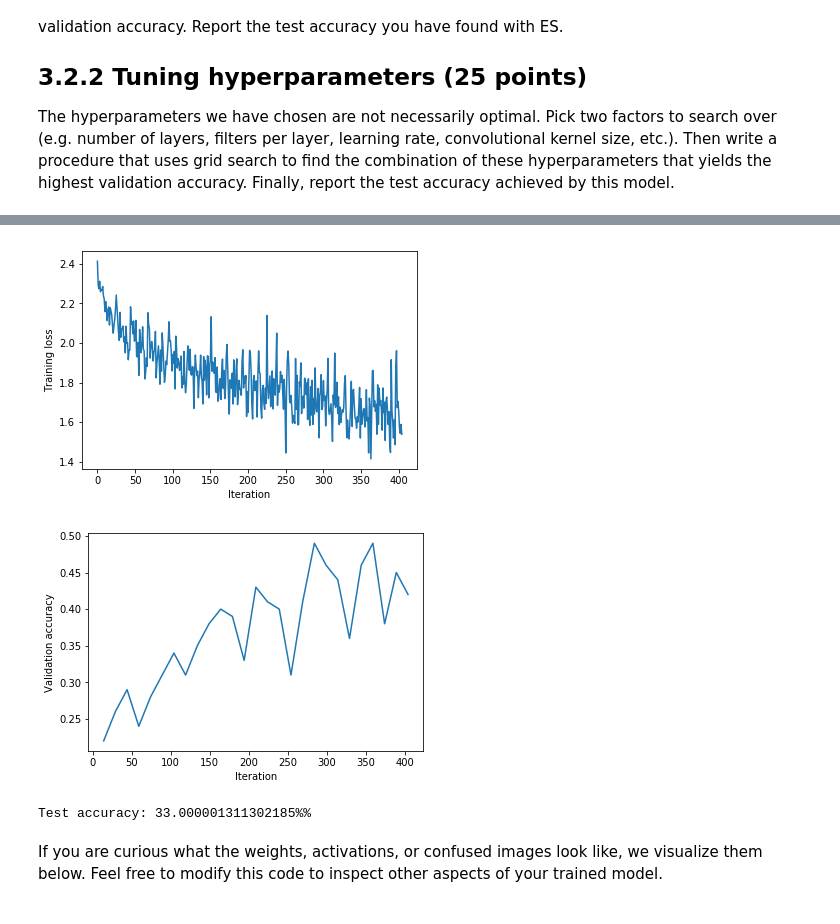
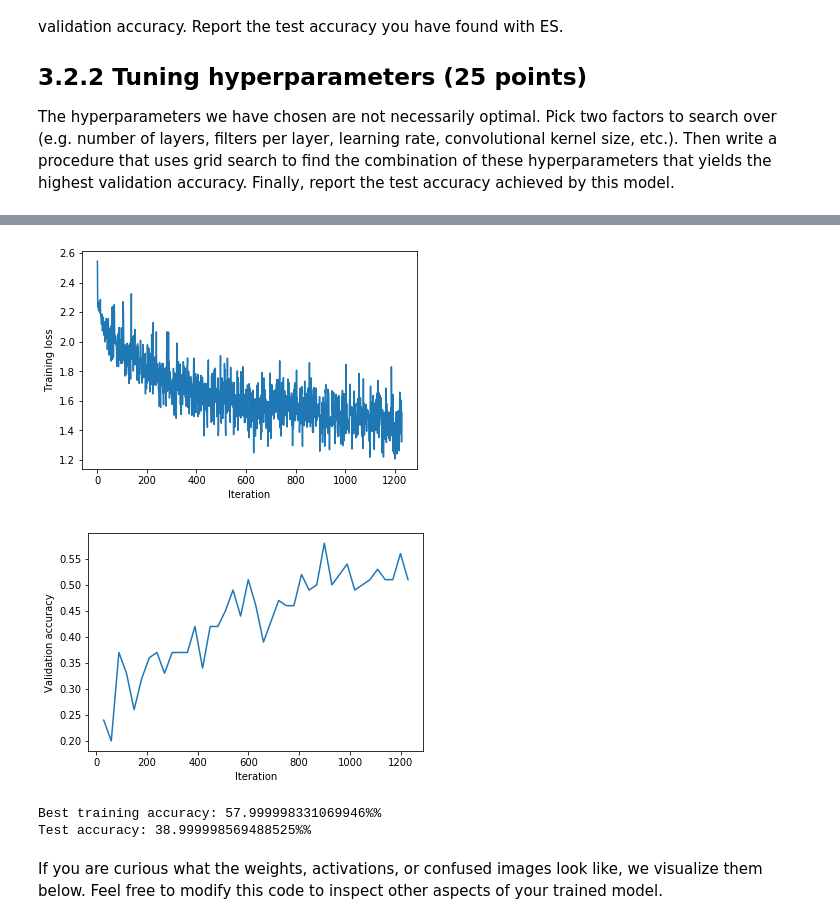
Before and after one commit to trwxd8/GradSchool576, a Jupyter notebook: Project3/Assignment3.ipynb, the cells around one changed output, grey strips where cells are left out. Cells and saved outputs as stored; diff of their text form; code cells hidden in the pictures.

Commit message:
Better ES + layer function

```diff
--- a/Project3/Assignment3.ipynb
+++ b/Project3/Assignment3.ipynb
@@ -689,6 +689,19 @@ We have specified a very simple convolutional neural network to classify images
 
 The hyperparameters we have chosen are not necessarily optimal.  Pick two factors to search over (e.g. number of layers, filters per layer, learning rate, convolutional kernel size, etc.).  Then write a procedure that uses grid search to find the combination of these hyperparameters that yields the highest validation accuracy.  Finally, report the test accuracy achieved by this model.
 # %%
+def layer_cnn(image, layer_cnt, filter_cnt, kernel_cnt):
+  #Validate there is at least one layer to generate
+  if(layer_cnt < 1):
+    print("Invalid layer count")
+
+  #Initialize first layer based off image
+  curr_cnn_layer = tf.layers.conv2d(image, filter_cnt, kernel_cnt, strides=(2,2), activation=tf.nn.relu)
+
+  #Loop through and create subsequent layers based off the previous one
+  for i in range (1, layer_cnt):
+    curr_cnn_layer = tf.layers.conv2d(curr_cnn_layer, filter_cnt, kernel_cnt, activation=tf.nn.relu)
+  return tf.reduce_sum(tf.reduce_sum(curr_cnn_layer, axis=1), axis=1)
+
 sess = tf.Session()
 with sess.as_default():
   tf.train.start_queue_runners()
@@ -699,10 +712,11 @@ with sess.as_default():
   x = tf.placeholder(tf.float32, [None, im_width, im_width, 3])
 
   # Define a convolutional neural network (CNN)
-  cnnL1 = tf.layers.conv2d(x, 16, 5, strides=(2,2), activation=tf.nn.relu)
-  cnnL2 = tf.layers.conv2d(cnnL1, 16, 5, activation=tf.nn.relu)
-  cnnL3 = tf.layers.conv2d(cnnL2, 32, 5, activation=tf.nn.relu)
-  cnn = tf.reduce_sum(tf.reduce_sum(cnnL3, axis=1), axis=1)
+  #cnnL1 = tf.layers.conv2d(x, 16, 5, strides=(2,2), activation=tf.nn.relu)
+  #cnnL2 = tf.layers.conv2d(cnnL1, 16, 5, activation=tf.nn.relu)
+  #cnnL3 = tf.layers.conv2d(cnnL2, 32, 5, activation=tf.nn.relu)
+  #cnn = tf.reduce_sum(tf.reduce_sum(cnnL3, axis=1), axis=1)
+  cnn = layer_cnn(x, 3, 16, 5)
   cnn = tf.contrib.layers.flatten(cnn)
   y_cnn = tf.layers.dense(cnn, 10)
 
@@ -715,11 +729,14 @@ with sess.as_default():
 
   tf.global_variables_initializer().run(session=sess)
 
-  #Additional values added for Early Stopping
+  #Thweid: Additional values added for Early Stopping
+  saver = tf.train.Saver()
+  best_sess_path = "/tmp/model.ckpt"
   curr_max_accuracy = -1
   curr_patience = 0
-  max_patience = 120
-  validation_increment = 15
+  max_patience = 10
+  validation_increment = 30
+  quit_flag = False
 
   # Train
   print('Training... '+str(datetime.now()))
@@ -728,13 +745,8 @@ with sess.as_default():
   test_accuracies = []
   valid_its = []
   valid_accuracies = []
-  num_its = 1000
+  num_its = 1500
   for it in range(num_its):
-    #Thweid: check to see if patience has been exhausted, exiting if so
-    curr_patience += 1
-    if(curr_patience > max_patience):
-      break
-
     if (it+1) % validation_increment == 0:
       print('Iteration %d/%d ...' % (it, num_its))
 
@@ -743,16 +755,31 @@ with sess.as_default():
       valid_accuracies.append(valid_acc_cnn)
       valid_its.append(it)
 
-      #Thweid:Check to see if a new max validity is found, reseting the max patience if so
+      #Thweid:Increase patience
+      #       Check to see if a new max validity is found, reseting the max patience if so
+      #       Verify patience hasn't been exhausted, exiting if so
+      curr_patience += 1
       if (valid_acc_cnn > curr_max_accuracy):
+        print("best accuracy at", it,"-",valid_acc_cnn)
+        saver.save(sess, best_sess_path)
         curr_max_accuracy = valid_acc_cnn
         curr_patience = 0
+      if(curr_patience > max_patience):
+        quit_flag = True
 
 
     batch_xs, batch_ys = sess.run([images, tf.one_hot(labels, 10)])
     loss_cnn_out, _ = sess.run([cross_entropy_cnn, train_step_cnn], feed_dict={x: batch_xs, y_: batch_ys})
 
     train_losses.append(loss_cnn_out)
+
+    #Thweid: If flag set to quit, then stop going through validation set
+    if(quit_flag):
+      break
+
+  #Restore saved session
+  saver.restore(sess, best_sess_path)
+  best_training_acc_cnn = sess.run(accuracy_cnn, feed_dict={x: valid_batch_xs, y_: valid_batch_ys})
 
   print('Testing... '+str(datetime.now()))
   # # Test trained model
@@ -764,7 +791,7 @@ with sess.as_default():
                                       y_: test_batch_ys})
 
 # Plot train loss and validation accuracy
-plt.plot(range(it), train_losses)
+plt.plot(range(it+1), train_losses)
 plt.ylabel('Training loss')
 plt.xlabel('Iteration')
 plt.show()
@@ -773,5 +800,8 @@ plt.ylabel('Validation accuracy')
 plt.xlabel('Iteration')
 plt.show()
 
+print('Best training accuracy: ' + str(best_training_acc_cnn*100)+ '%%')
+
+
 print('Test accuracy: ' + str(acc_cnn_out*100)+ '%%')
 # %% [output]
@@ -795,5 +825,6 @@ Testing... 2018-05-15 21:22:29.180724
-[figure, old version]
+[figure, new version]
-[figure, old version]
+[figure, new version]
-Test accuracy: 33.000001311302185%%
+Best training accuracy: 57.999998331069946%%
+Test accuracy: 38.999998569488525%%
 # %% [markdown]
 If you are curious what the weights, activations, or confused images look like, we visualize them below.  Feel free to modify this code to inspect other aspects of your trained model.
```
Also changed, not shown: parts of 3 cells of this notebook, 12 other files.
